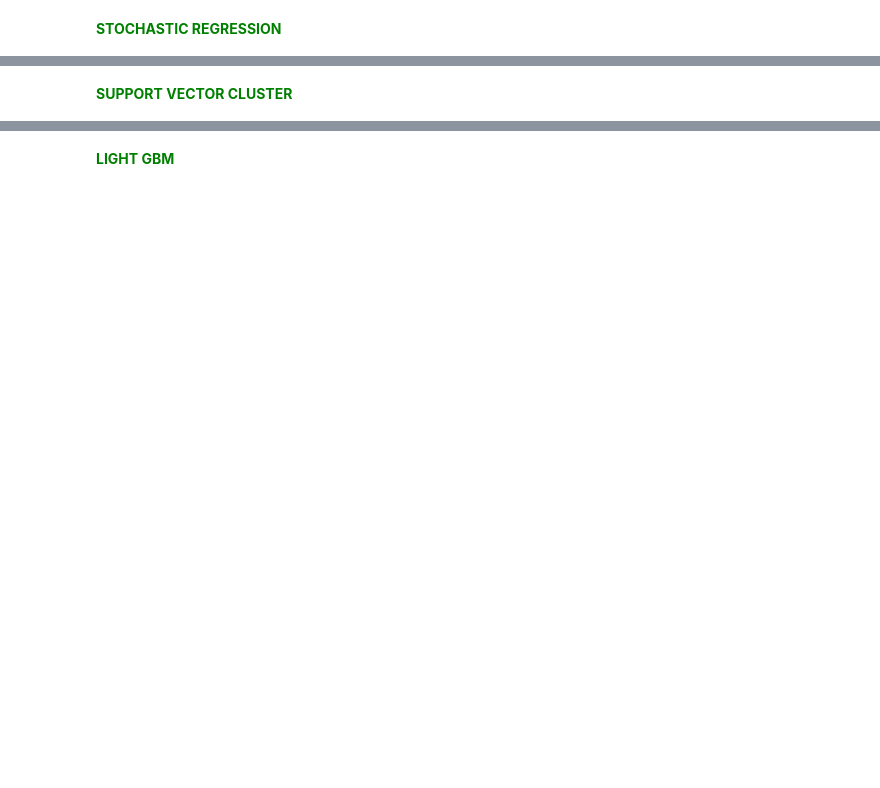
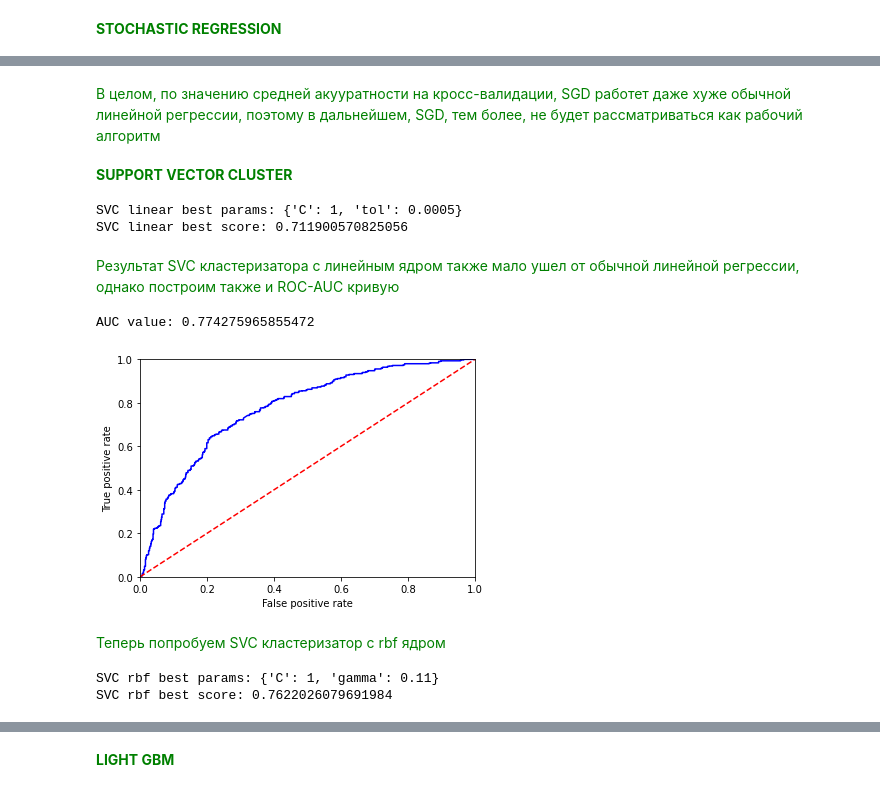
Before and after one commit to RadFam/good-bad-credits, a Jupyter notebook: revo_project.ipynb, the cells around one changed output, grey strips where cells are left out. Cells and saved outputs as stored; diff of their text form; code cells hidden in the pictures; blank space fills up the shorter version.

```diff
--- a/revo_project.ipynb
+++ b/revo_project.ipynb
@@ -589,3 +603,7 @@ plt.show()
+# %% [markdown]
+<span style="color:green">
+В целом, по значению средней акууратности на кросс-валидации, SGD работет даже хуже обычной линейной регрессии, поэтому в дальнейшем, SGD, тем более, не будет рассматриваться как рабочий алгоритм
+</span>
 # %% [markdown]
 <span style="color:green">
 <b>SUPPORT VECTOR CLUSTER</b>
@@ -593,7 +611,7 @@ plt.show()
 # %%
 # Linear kernel
 model_scv_linear = SVC(kernel='linear', probability=True)
-params_svc_linear = {'tol': range(0.0005,0.002,0.0001), 'C': [0.1, 1, 10, 100, 1000, 10000]}
+params_svc_linear = {'tol': np.arange(0.0005,0.002,0.0001), 'C': [0.1, 1]}
 grid_search_svc_linear = GridSearchCV(model_scv_linear, params_svc_linear, cv=5, scoring='accuracy')
 grid_search_svc_linear.fit(features_train, target_train)
 
@@ -601,10 +619,42 @@ svc_linear_params = grid_search_svc_linear.best_params_
 svc_linear_acc = grid_search_svc_linear.best_score_
 print(f'SVC linear best params: {svc_linear_params}')
 print(f'SVC linear best score: {svc_linear_acc}')
+# %% [output]
+SVC linear best params: {'C': 1, 'tol': 0.0005}
+SVC linear best score: 0.711900570825056
+# %% [markdown]
+<span style="color:green">
+Результат SVC кластеризатора с линейным ядром также мало ушел от обычной линейной регрессии, однако построим также и ROC-AUC кривую
+</span>
+# %%
+test_svc_mod = SVC(kernel='linear', probability=True, tol=svc_linear_params['tol'], C=svc_linear_params['C'])
+test_svc_mod.fit(features_train, target_train)
+probs = test_svc_mod.predict_proba(features_test)
+preds = probs[:,1]
+
+fpr_sgd, tpr_sgd, threshold = roc_curve(target_test, preds)
+auc_value_sgd = auc(fpr_sgd, tpr_sgd)
+
+print(f"AUC value: {auc_value_sgd}")
+
+plt.plot(fpr_sgd, tpr_sgd, 'b')
+plt.plot([0,1],[0,1],'r--')
+plt.xlim([0,1])
+plt.ylim([0,1])
+plt.xlabel("False positive rate")
+plt.ylabel("True positive rate")
+plt.show()
+# %% [output]
+AUC value: 0.774275965855472
+[figure, added]
+# %% [markdown]
+<span style="color:green">
+Теперь попробуем SVC кластеризатор с rbf ядром
+</span>
 # %%
 # RBF kernel
 model_scv_rbf = SVC(kernel='rbf', probability=True)
-params_svc_rbf = {'C': [0.1, 1, 10, 100, 1000, 10000], 'gamma': range(0.01,0.12,0.01)}
+params_svc_rbf = {'C': [0.1, 1], 'gamma': np.arange(0.01,0.12,0.01)}
 grid_search_svc_rbf = GridSearchCV(model_scv_rbf, params_svc_rbf, cv=5, scoring='accuracy')
 grid_search_svc_rbf.fit(features_train, target_train)
 
@@ -612,3 +662,6 @@ svc_rbf_params = grid_search_svc_rbf.best_params_
 svc_rbf_acc = grid_search_svc_rbf.best_score_
 print(f'SVC rbf best params: {svc_rbf_params}')
 print(f'SVC rbf best score: {svc_rbf_acc}')
+# %% [output]
+SVC rbf best params: {'C': 1, 'gamma': 0.11}
+SVC rbf best score: 0.7622026079691984
```
Also changed, not shown: parts of 20 cells of this notebook.
